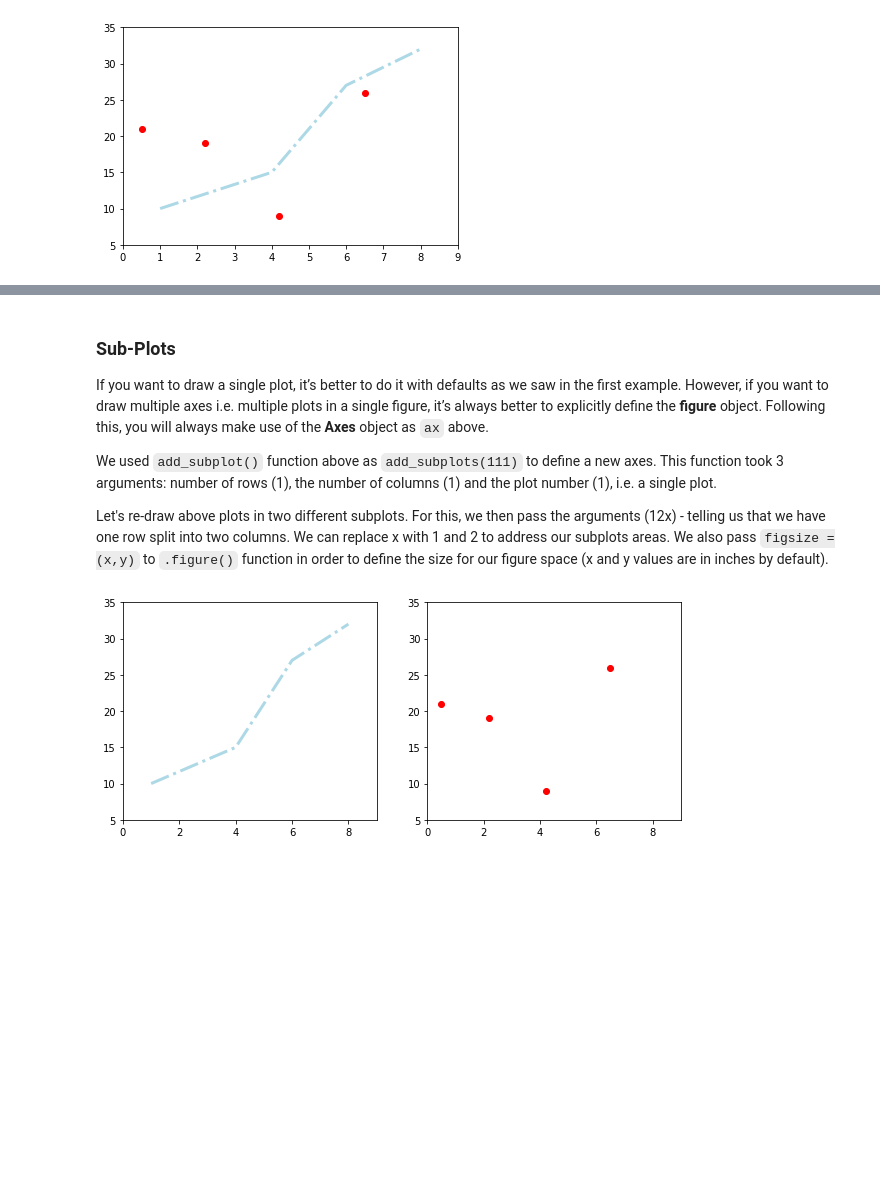
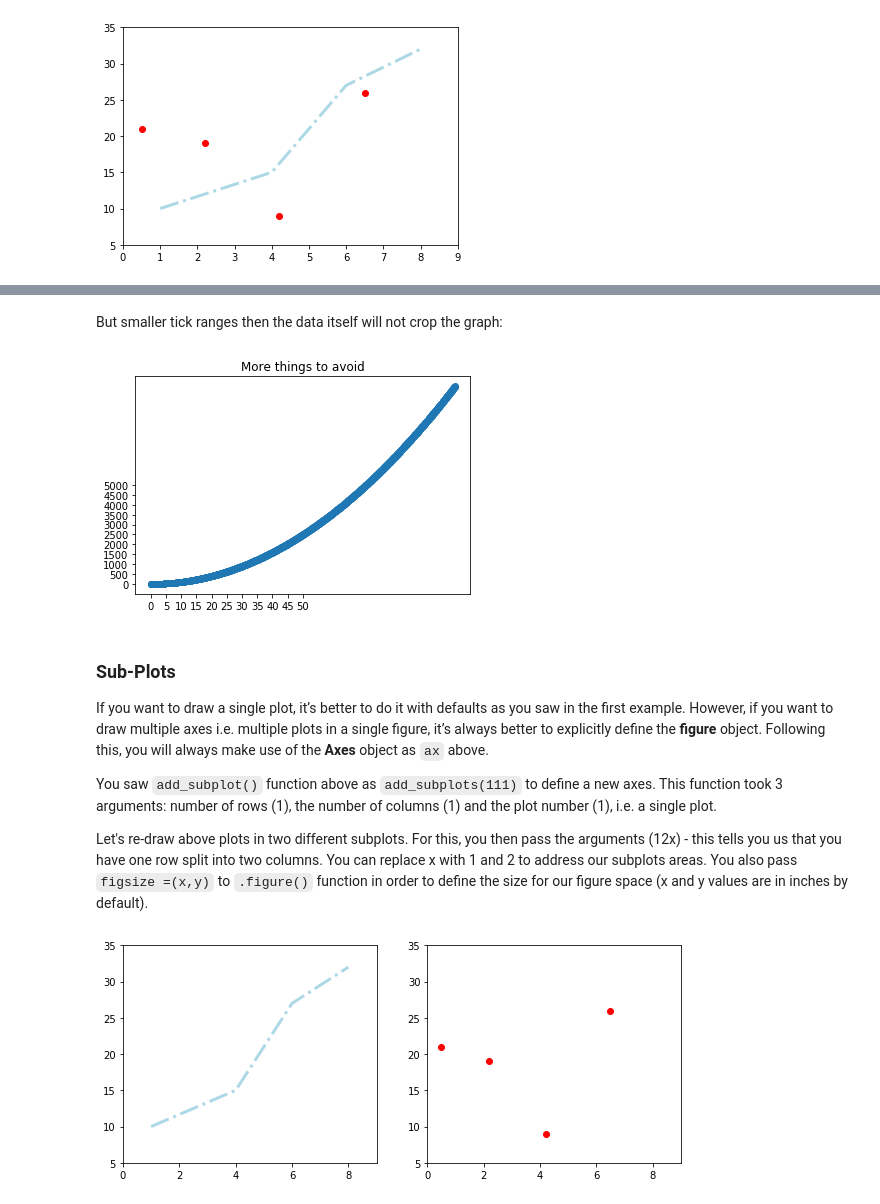
Before and after one commit to learn-co-curriculum/dsc-more-practice-with-matplotlib, a Jupyter notebook: index.ipynb, the cells around one changed output, grey strips where cells are left out. Cells and saved outputs as stored; diff of their text form; code cells hidden in the pictures; blank space fills up the shorter version.

```diff
--- a/index.ipynb
+++ b/index.ipynb
@@ -133,10 +171,24 @@ plt.show()
+# %% [markdown]
+But smaller tick ranges then the data itself will not crop the graph:
+# %%
+x = np.linspace(start=0, stop=100, num=10**3)
+y = [xi**2 for xi in x]
+plt.scatter(x,y)
+
+xticks = np.linspace(start=0, stop=50, num=11)
+yticks = np.linspace(start=0, stop=.5*10**4, num=11)
+plt.title('More things to avoid')
+plt.xticks(xticks); #Adding a semicolon after the call will prevent extraneous input from being displayed
+plt.yticks(yticks);
+# %% [output]
+[figure, added]
 # %% [markdown]
 ### Sub-Plots
-If you want to draw a single plot, it’s better to do it with defaults as we saw in the first example. However, if you want to draw multiple axes i.e. multiple plots in a single figure, it’s always better to explicitly define the **figure** object. Following this, you will always make use of the **Axes** object as `ax` above.
+If you want to draw a single plot, it’s better to do it with defaults as you saw in the first example. However, if you want to draw multiple axes i.e. multiple plots in a single figure, it’s always better to explicitly define the **figure** object. Following this, you will always make use of the **Axes** object as `ax` above.
 
-We used `add_subplot()` function above as `add_subplots(111)` to define a new axes. This function took 3 arguments: number of rows (1), the number of columns (1) and the plot number (1), i.e. a single plot.
+You saw `add_subplot()` function above as `add_subplots(111)` to define a new axes. This function took 3 arguments: number of rows (1), the number of columns (1) and the plot number (1), i.e. a single plot.
 
-Let's re-draw above plots in two different subplots. For this, we then pass the arguments (12x) - telling us that we have one row split into two columns.  We can replace x with 1 and 2 to address our subplots areas. We also pass `figsize =(x,y)` to `.figure()` function in order to define the size for our figure space (x and y values are in inches by default).
+Let's re-draw above plots in two different subplots. For this, you then pass the arguments (12x) - this tells you us that you have one row split into two columns.  You can replace x with 1 and 2 to address our subplots areas. You also pass `figsize =(x,y)` to `.figure()` function in order to define the size for our figure space (x and y values are in inches by default).
 # %%
 # Define a new figure with matplotlib's .plot() function. Set the size of figure space
 new_figure = plt.figure(figsize=(10,4))
```
Also changed, not shown: parts of 7 cells of this notebook, 11 other files.
